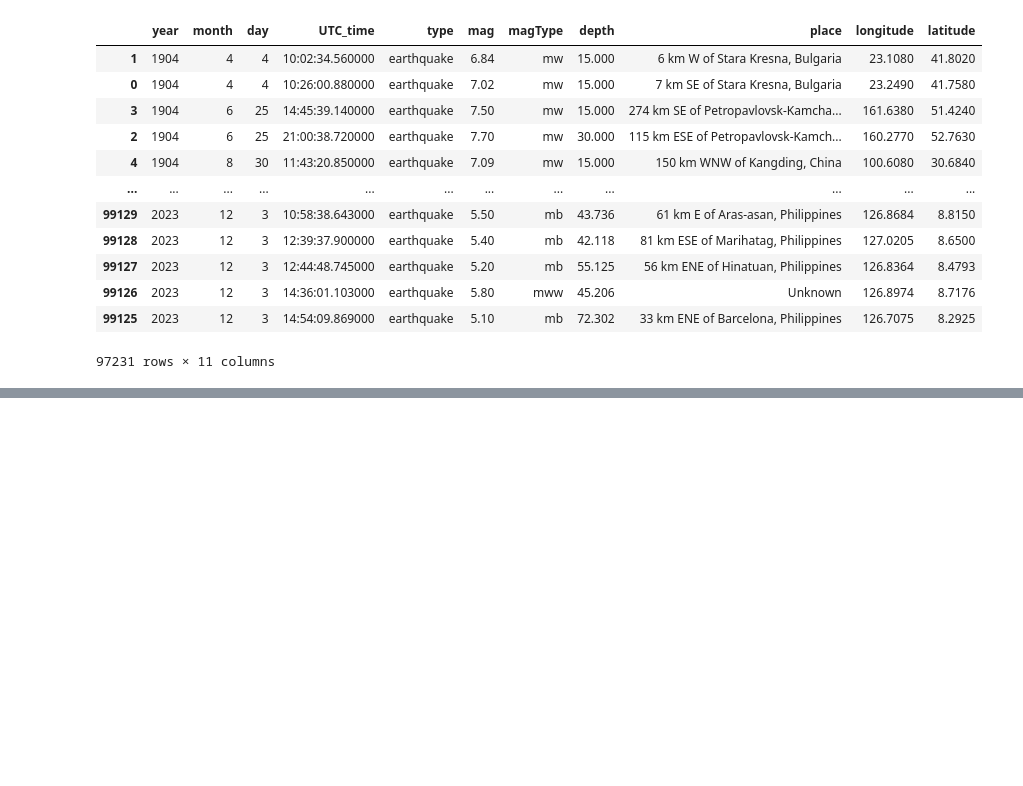
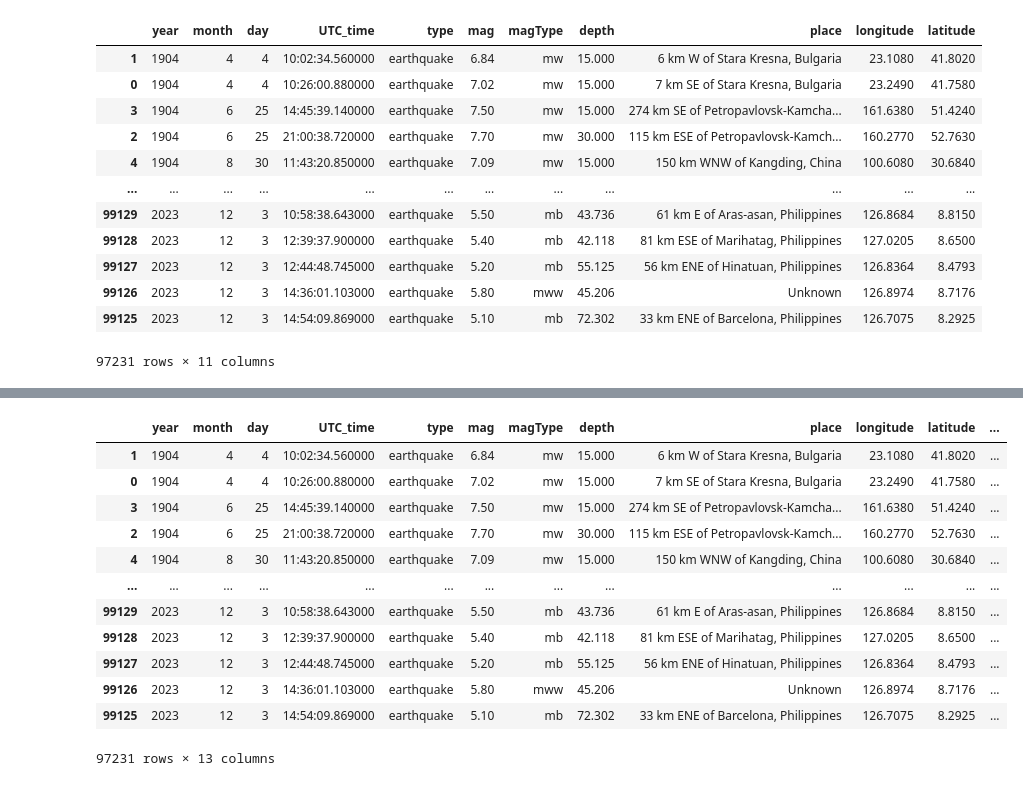
Before and after one commit to jameslaurence82/Project, a Jupyter notebook: earthquake.ipynb, the cells around one changed output, grey strips where cells are left out. Drawn from its saved outputs; the diff is of its cells as text; code cells hidden in the pictures; blank space fills up the shorter version.

```diff
--- a/earthquake.ipynb
+++ b/earthquake.ipynb
@@ -827,0 +967,17 @@ The size of the locations dataframe is (97231, 26)
+# %%
+# checking to see if the region column populated
+locations
+# %% [output]
+|  | year | month | day | UTC_time | type | mag | magType | depth | place | longitude | latitude | ... |
+| 1 | 1904 | 4 | 4 | 10:02:34.560000 | earthquake | 6.84 | mw | 15.000 | 6 km W of Stara Kresna, Bulgaria | 23.1080 | 41.8020 | ... |
+| 0 | 1904 | 4 | 4 | 10:26:00.880000 | earthquake | 7.02 | mw | 15.000 | 7 km SE of Stara Kresna, Bulgaria | 23.2490 | 41.7580 | ... |
+| 3 | 1904 | 6 | 25 | 14:45:39.140000 | earthquake | 7.50 | mw | 15.000 | 274 km SE of Petropavlovsk-Kamcha... | 161.6380 | 51.4240 | ... |
+| 2 | 1904 | 6 | 25 | 21:00:38.720000 | earthquake | 7.70 | mw | 30.000 | 115 km ESE of Petropavlovsk-Kamch... | 160.2770 | 52.7630 | ... |
+| 4 | 1904 | 8 | 30 | 11:43:20.850000 | earthquake | 7.09 | mw | 15.000 | 150 km WNW of Kangding, China | 100.6080 | 30.6840 | ... |
+| ... | ... | ... | ... | ... | ... | ... | ... | ... | ... | ... | ... | ... |
+| 99129 | 2023 | 12 | 3 | 10:58:38.643000 | earthquake | 5.50 | mb | 43.736 | 61 km E of Aras-asan, Philippines | 126.8684 | 8.8150 | ... |
+| 99128 | 2023 | 12 | 3 | 12:39:37.900000 | earthquake | 5.40 | mb | 42.118 | 81 km ESE of Marihatag, Philippines | 127.0205 | 8.6500 | ... |
+| 99127 | 2023 | 12 | 3 | 12:44:48.745000 | earthquake | 5.20 | mb | 55.125 | 56 km ENE of Hinatuan, Philippines | 126.8364 | 8.4793 | ... |
+| 99126 | 2023 | 12 | 3 | 14:36:01.103000 | earthquake | 5.80 | mww | 45.206 | Unknown | 126.8974 | 8.7176 | ... |
+| 99125 | 2023 | 12 | 3 | 14:54:09.869000 | earthquake | 5.10 | mb | 72.302 | 33 km ENE of Barcelona, Philippines | 126.7075 | 8.2925 | ... |
+97231 rows × 13 columns
```
Also changed, not shown: parts of 8 cells of this notebook, 3 other files.
